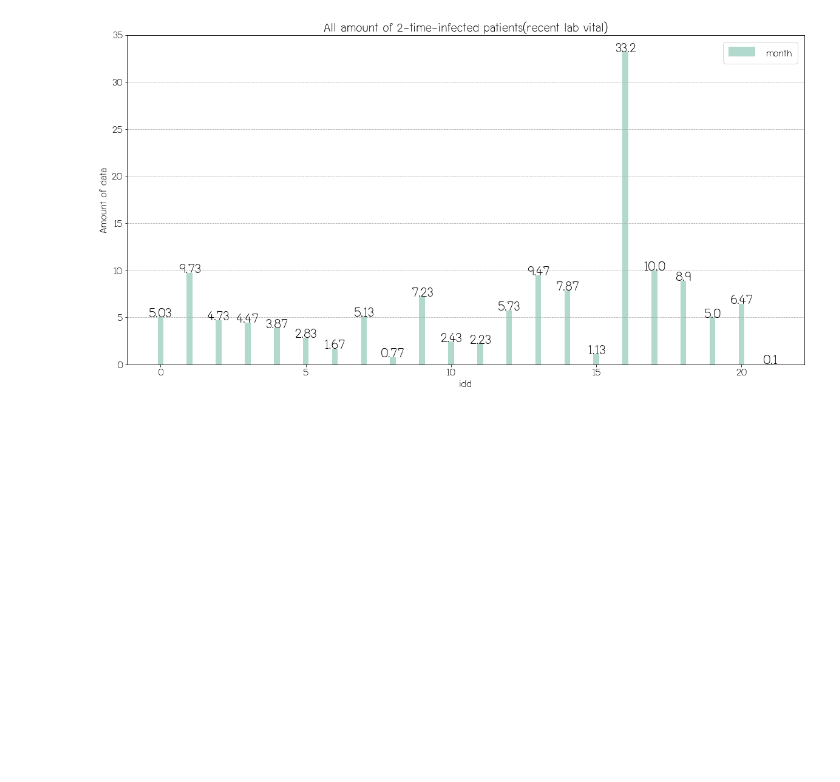
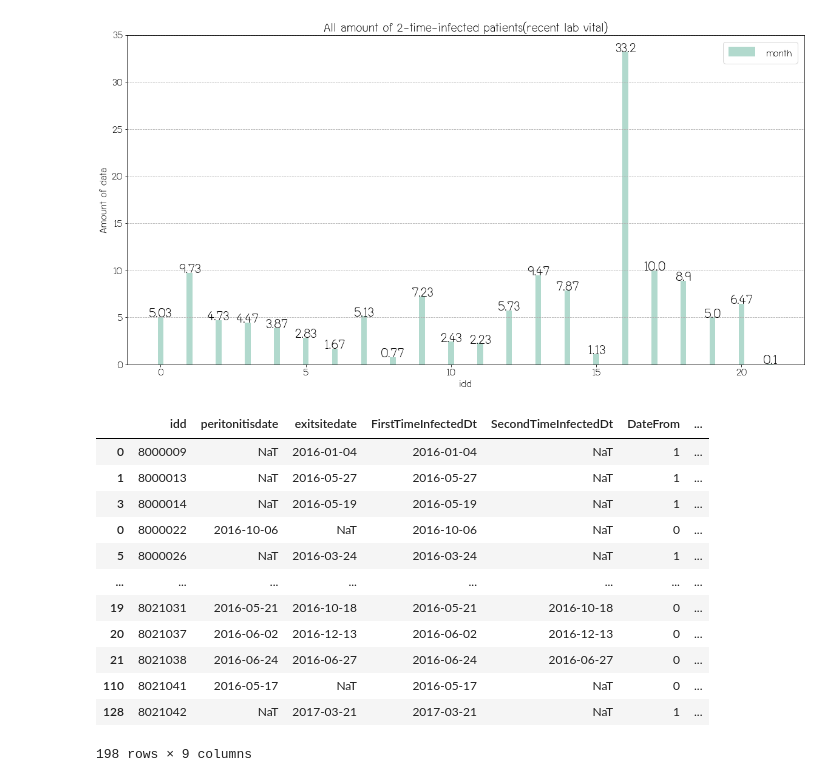
Before and after one commit to KittiphobChuaicharoensuk/Machine-Learning, a Jupyter notebook: PD analysis.ipynb, the cells around one changed output. Saved outputs shown, nothing was run; the diff lists cells and outputs as text; code cells hidden in the pictures; blank space fills up the shorter version.

```diff
--- a/PD analysis.ipynb
+++ b/PD analysis.ipynb
@@ -5,9 +5,9 @@ import seaborn as sns
 import matplotlib.pyplot as plt
 import altair as alt
 # %%
-df_feat = pd.read_excel("C:\\Users\\505DY\\Desktop\\Machine Learning\\Udemy\\self-trying\\Peritoneal Dialysis\\date and CSV\\is_raw_idd_timeSeries_2.xlsx")
-df_iwes = pd.read_csv("C:\\Users\\505DY\\Desktop\\Machine Learning\\Udemy\\self-trying\\Peritoneal Dialysis\\date and CSV\\iwes_raw_idd_draft_1.csv")
-df_iwp = pd.read_csv("C:\\Users\\505DY\\Desktop\\Machine Learning\\Udemy\\self-trying\\Peritoneal Dialysis\\date and CSV\\iwp_raw_idd_draft_2.csv")
+df_feat = pd.read_excel("C:\\Users\\505DY\\Desktop\\Programming\\Machine Learning\\Udemy\\self-trying\\Peritoneal Dialysis\\date and CSV\\is_raw_idd_timeSeries_2.xlsx")
+df_iwes = pd.read_csv("C:\\Users\\505DY\\Desktop\\Programming\\Machine Learning\\Udemy\\self-trying\\Peritoneal Dialysis\\date and CSV\\raw infected data\\iwes_raw_idd_draft_1.csv")
+df_iwp = pd.read_csv("C:\\Users\\505DY\\Desktop\\Programming\\Machine Learning\\Udemy\\self-trying\\Peritoneal Dialysis\\date and CSV\\raw infected data\\iwp_raw_idd_draft_2.csv")
 # %% [markdown]
 # Show all tanle in dataframe(code by P'Pon-eak)
 # %%
@@ -767,3 +767,19 @@ plt.ylim(0,35)
 plt.show()
 # %% [output]
 [figure]
+# %%
+df_infect
+# %% [output]
+|  | idd | peritonitisdate | exitsitedate | FirstTimeInfectedDt | SecondTimeInfectedDt | DateFrom | ... |
+| 0 | 8000009 | NaT | 2016-01-04 | 2016-01-04 | NaT | 1 | ... |
+| 1 | 8000013 | NaT | 2016-05-27 | 2016-05-27 | NaT | 1 | ... |
+| 3 | 8000014 | NaT | 2016-05-19 | 2016-05-19 | NaT | 1 | ... |
+| 0 | 8000022 | 2016-10-06 | NaT | 2016-10-06 | NaT | 0 | ... |
+| 5 | 8000026 | NaT | 2016-03-24 | 2016-03-24 | NaT | 1 | ... |
+| ... | ... | ... | ... | ... | ... | ... | ... |
+| 19 | 8021031 | 2016-05-21 | 2016-10-18 | 2016-05-21 | 2016-10-18 | 0 | ... |
+| 20 | 8021037 | 2016-06-02 | 2016-12-13 | 2016-06-02 | 2016-12-13 | 0 | ... |
+| 21 | 8021038 | 2016-06-24 | 2016-06-27 | 2016-06-24 | 2016-06-27 | 0 | ... |
+| 110 | 8021041 | 2016-05-17 | NaT | 2016-05-17 | NaT | 0 | ... |
+| 128 | 8021042 | NaT | 2017-03-21 | 2017-03-21 | NaT | 1 | ... |
+198 rows × 9 columns
```
Also changed, not shown: parts of 5 cells of this notebook.
